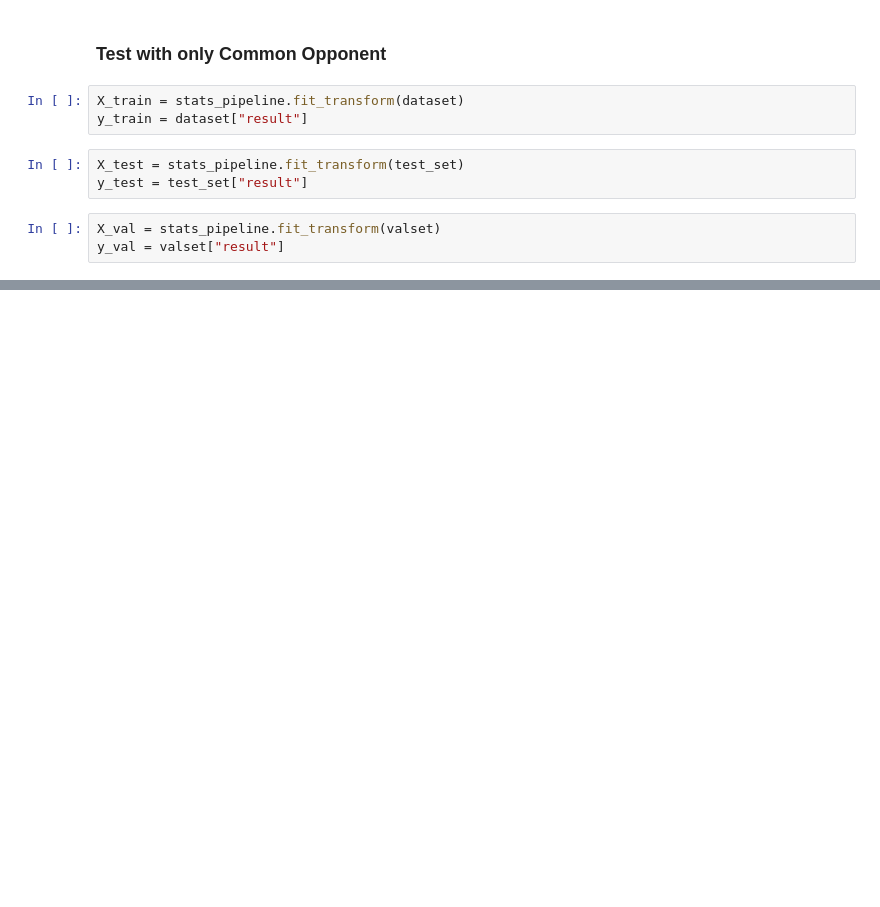
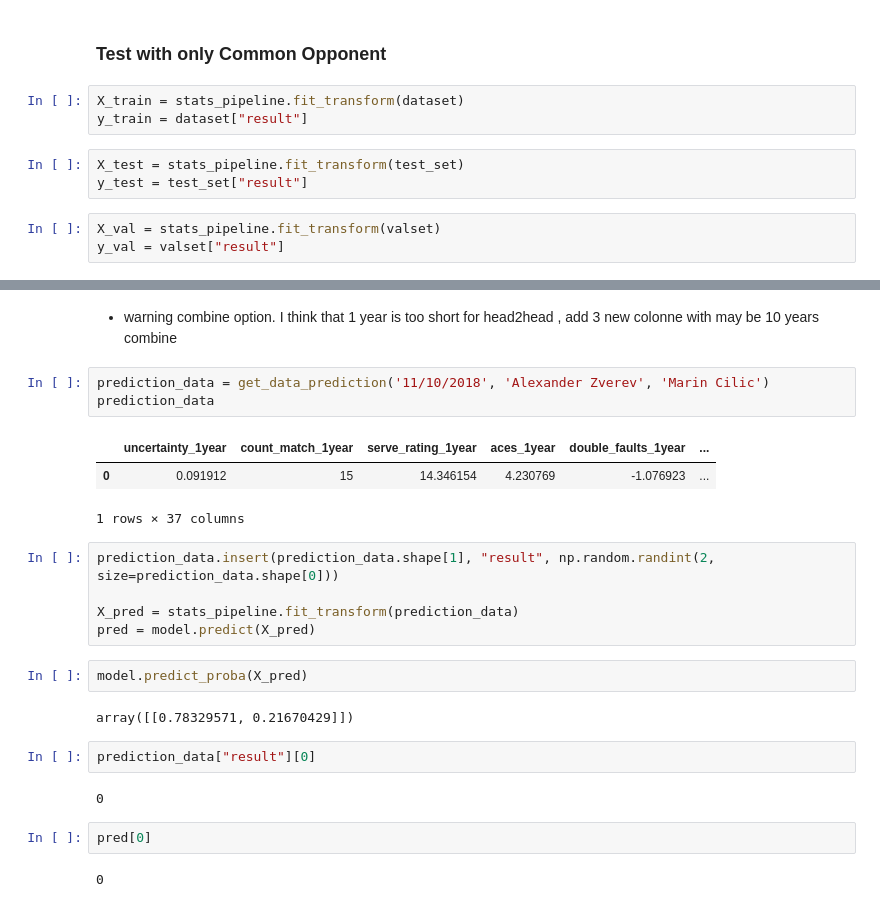
Before and after one commit to panaC/machine-learning, a Jupyter notebook: notebook/tennis/tennis pre-match.ipynb, the cells around one changed output, grey strips where cells are left out. Cells and saved outputs as stored; diff of their text form; blank space fills up the shorter version.

```diff
--- a/notebook/tennis/tennis pre-match.ipynb
+++ b/notebook/tennis/tennis pre-match.ipynb
@@ -804,0 +878,26 @@ accuracy_score(y_val, rnd_pred)
+# %% [markdown]
+- warning combine option. I think that 1 year is too short for head2head , add 3 new colonne with may be 10 years combine
+# %%
+prediction_data = get_data_prediction('11/10/2018', 'Alexander Zverev', 'Marin Cilic')
+prediction_data
+# %% [output]
+|  | uncertainty_1year | count_match_1year | serve_rating_1year | aces_1year | double_faults_1year | ... |
+| 0 | 0.091912 | 15 | 14.346154 | 4.230769 | -1.076923 | ... |
+1 rows × 37 columns
+# %%
+prediction_data.insert(prediction_data.shape[1], "result", np.random.randint(2, size=prediction_data.shape[0]))
+
+X_pred = stats_pipeline.fit_transform(prediction_data)
+pred = model.predict(X_pred)
+# %%
+model.predict_proba(X_pred)
+# %% [output]
+array([[0.78329571, 0.21670429]])
+# %%
+prediction_data["result"][0]
+# %% [output]
+0
+# %%
+pred[0]
+# %% [output]
+0
```
Also changed, not shown: parts of 51 cells of this notebook, 2 other files.
